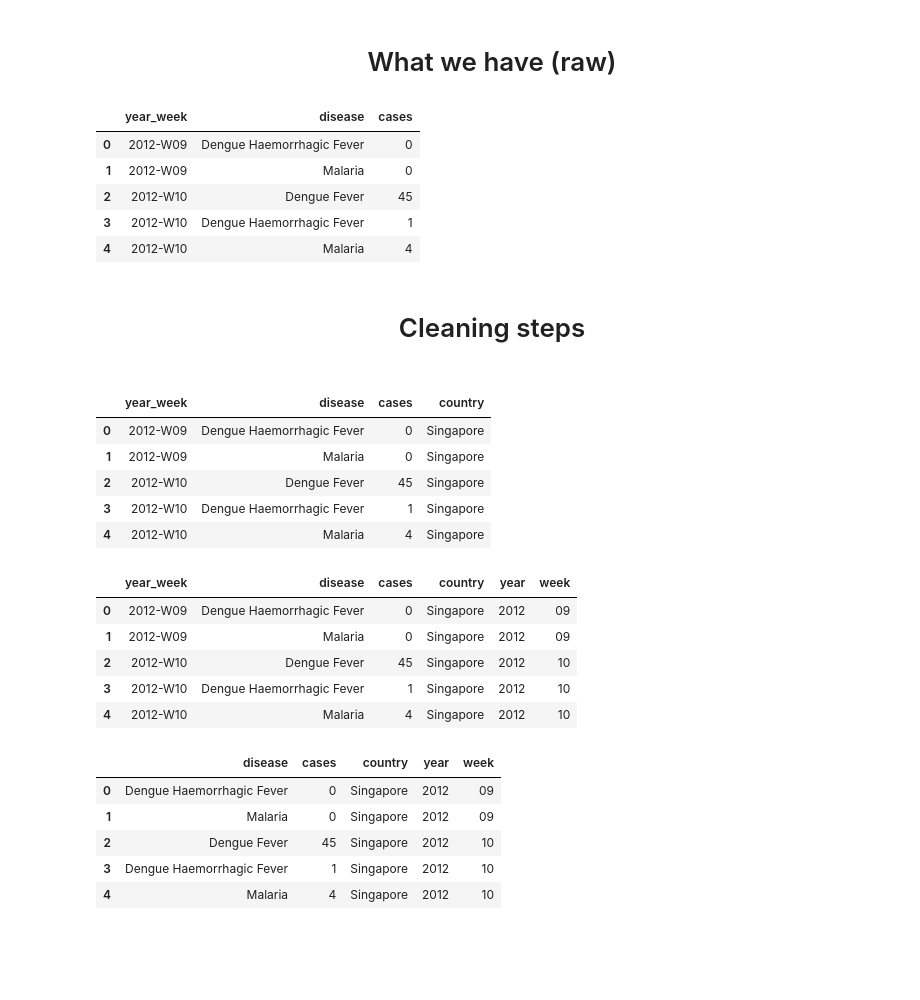
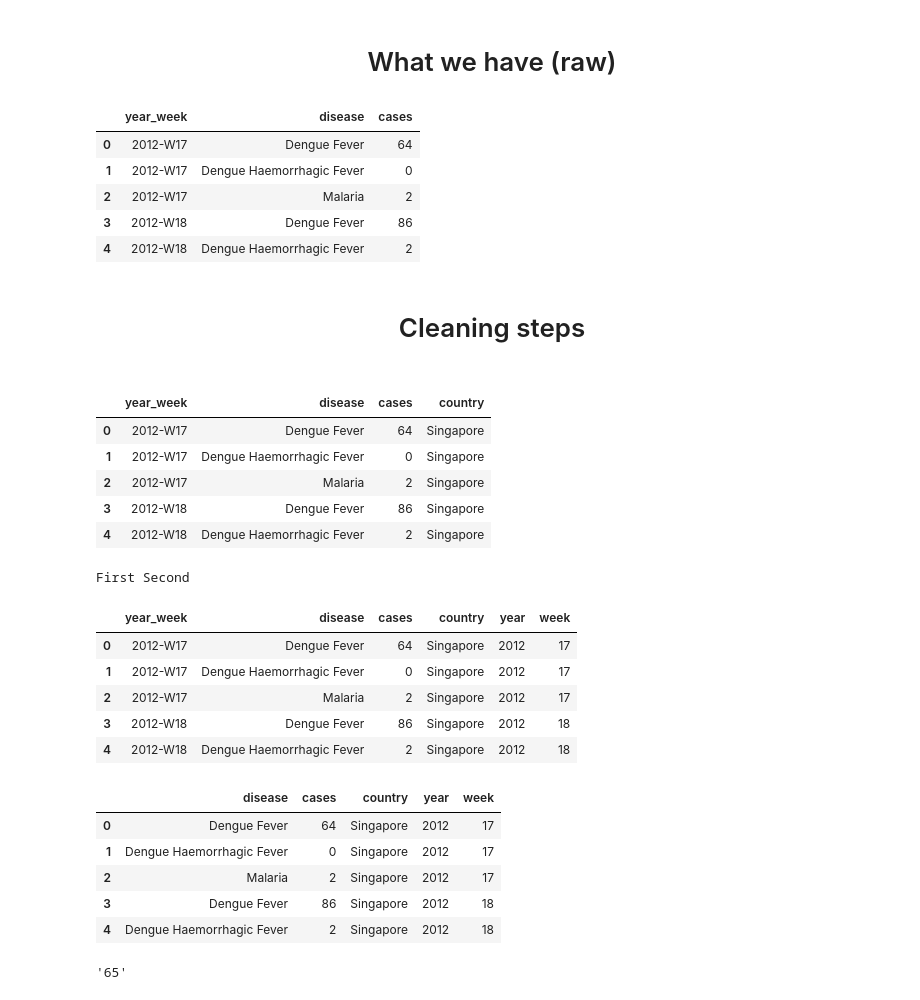
Before and after one commit to wwcodesg/DataScraping, a Jupyter notebook: notebooks/2_Cleaning/Data Cleaning - SG.ipynb, the cells around one changed output. Saved outputs shown, nothing was run; the diff lists cells and outputs as text; code cells hidden in the pictures; blank space fills up the shorter version.

Commit message:
Some more cleaning changes

```diff
--- a/notebooks/2_Cleaning/Data Cleaning - SG.ipynb
+++ b/notebooks/2_Cleaning/Data Cleaning - SG.ipynb
@@ -11,15 +11,15 @@
 # %%
 import pandas as pd
 # %%
-df = pd.read_csv("./../../data/2_clean/in/weekly-dengue-malaria.csv", names=['year_week', 'disease', 'cases'], header=0)
+df = pd.read_csv("./../../data/1_raw/SG_dengue-malaria.csv", names=['year_week', 'disease', 'cases'], header=0)
 df.head()
 # %% [output]
 |  | year_week | disease | cases |
-| 0 | 2012-W09 | Dengue Haemorrhagic Fever | 0 |
-| 1 | 2012-W09 | Malaria | 0 |
-| 2 | 2012-W10 | Dengue Fever | 45 |
-| 3 | 2012-W10 | Dengue Haemorrhagic Fever | 1 |
-| 4 | 2012-W10 | Malaria | 4 |
+| 0 | 2012-W17 | Dengue Fever | 64 |
+| 1 | 2012-W17 | Dengue Haemorrhagic Fever | 0 |
+| 2 | 2012-W17 | Malaria | 2 |
+| 3 | 2012-W18 | Dengue Fever | 86 |
+| 4 | 2012-W18 | Dengue Haemorrhagic Fever | 2 |
 # %% [markdown]
 <h1><center>Cleaning steps</center><h1>
 # %%
@@ -28,32 +28,45 @@ df["country"] = "Singapore"
 df.head()
 # %% [output]
 |  | year_week | disease | cases | country |
-| 0 | 2012-W09 | Dengue Haemorrhagic Fever | 0 | Singapore |
-| 1 | 2012-W09 | Malaria | 0 | Singapore |
-| 2 | 2012-W10 | Dengue Fever | 45 | Singapore |
-| 3 | 2012-W10 | Dengue Haemorrhagic Fever | 1 | Singapore |
-| 4 | 2012-W10 | Malaria | 4 | Singapore |
+| 0 | 2012-W17 | Dengue Fever | 64 | Singapore |
+| 1 | 2012-W17 | Dengue Haemorrhagic Fever | 0 | Singapore |
+| 2 | 2012-W17 | Malaria | 2 | Singapore |
+| 3 | 2012-W18 | Dengue Fever | 86 | Singapore |
+| 4 | 2012-W18 | Dengue Haemorrhagic Fever | 2 | Singapore |
+# %%
+# split practising
+s = "FirstHELLOSecond"
+a, b = s.split("HELLO")
+print(a, b)
+# %% [output]
+First Second
 # %%
 # Step 2: split year_week into two columns: year and week
 df[['year','week']] = df['year_week'].str.split('-W', expand=True) #try expand=false, show split on one string
 df.head()
 # %% [output]
 |  | year_week | disease | cases | country | year | week |
-| 0 | 2012-W09 | Dengue Haemorrhagic Fever | 0 | Singapore | 2012 | 09 |
-| 1 | 2012-W09 | Malaria | 0 | Singapore | 2012 | 09 |
-| 2 | 2012-W10 | Dengue Fever | 45 | Singapore | 2012 | 10 |
-| 3 | 2012-W10 | Dengue Haemorrhagic Fever | 1 | Singapore | 2012 | 10 |
-| 4 | 2012-W10 | Malaria | 4 | Singapore | 2012 | 10 |
+| 0 | 2012-W17 | Dengue Fever | 64 | Singapore | 2012 | 17 |
+| 1 | 2012-W17 | Dengue Haemorrhagic Fever | 0 | Singapore | 2012 | 17 |
+| 2 | 2012-W17 | Malaria | 2 | Singapore | 2012 | 17 |
+| 3 | 2012-W18 | Dengue Fever | 86 | Singapore | 2012 | 18 |
+| 4 | 2012-W18 | Dengue Haemorrhagic Fever | 2 | Singapore | 2012 | 18 |
 # %%
 # Step 3: remove year_week column
-df.drop('year_week', sdasd=1, inplace=True) # TODO
+df.drop('year_week', axis=1, inplace=True)
 df.head()
 # %% [output]
 |  | disease | cases | country | year | week |
-| 0 | Dengue Haemorrhagic Fever | 0 | Singapore | 2012 | 09 |
-| 1 | Malaria | 0 | Singapore | 2012 | 09 |
-| 2 | Dengue Fever | 45 | Singapore | 2012 | 10 |
-| 3 | Dengue Haemorrhagic Fever | 1 | Singapore | 2012 | 10 |
-| 4 | Malaria | 4 | Singapore | 2012 | 10 |
+| 0 | Dengue Fever | 64 | Singapore | 2012 | 17 |
+| 1 | Dengue Haemorrhagic Fever | 0 | Singapore | 2012 | 17 |
+| 2 | Malaria | 2 | Singapore | 2012 | 17 |
+| 3 | Dengue Fever | 86 | Singapore | 2012 | 18 |
+| 4 | Dengue Haemorrhagic Fever | 2 | Singapore | 2012 | 18 |
+# %%
+# lstrip practising
+s = "00000000065"
+s.lstrip("0")
+# %% [output]
+'65'
 # %%
 # Step 4: clean week column
```
Also changed, not shown: parts of 1 cell of this notebook, 1 other file.
